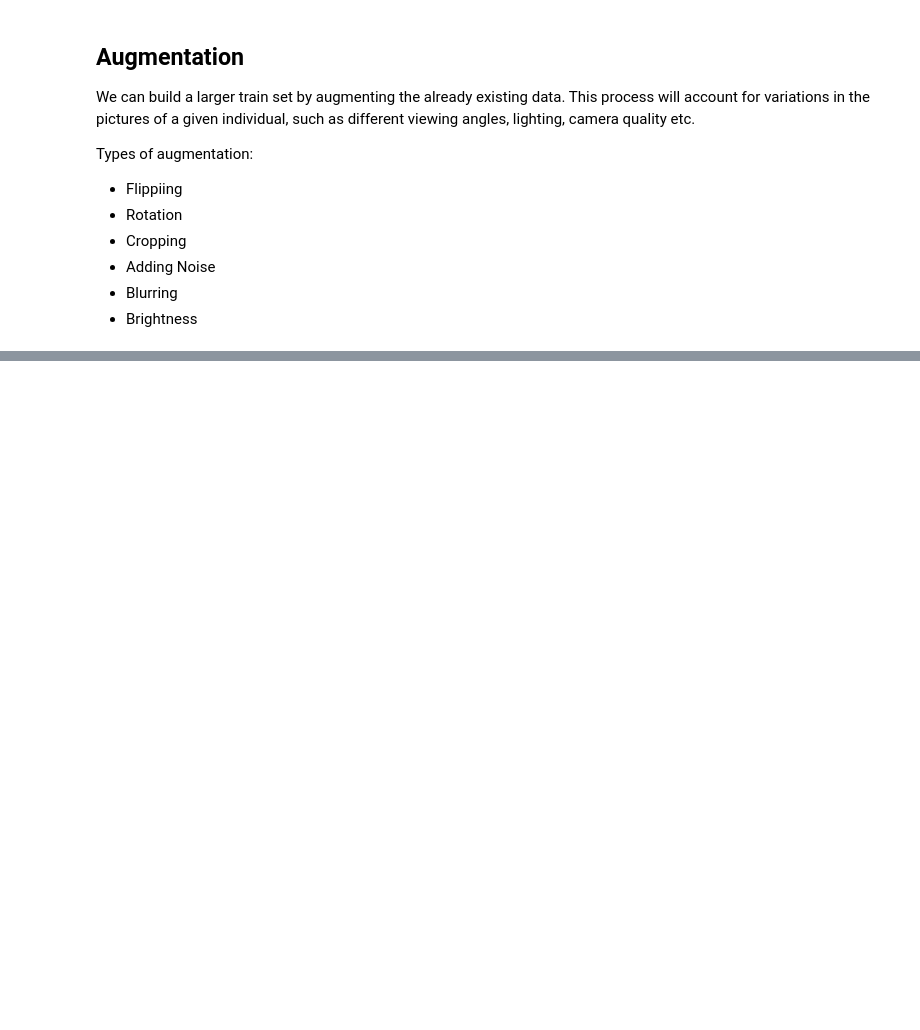
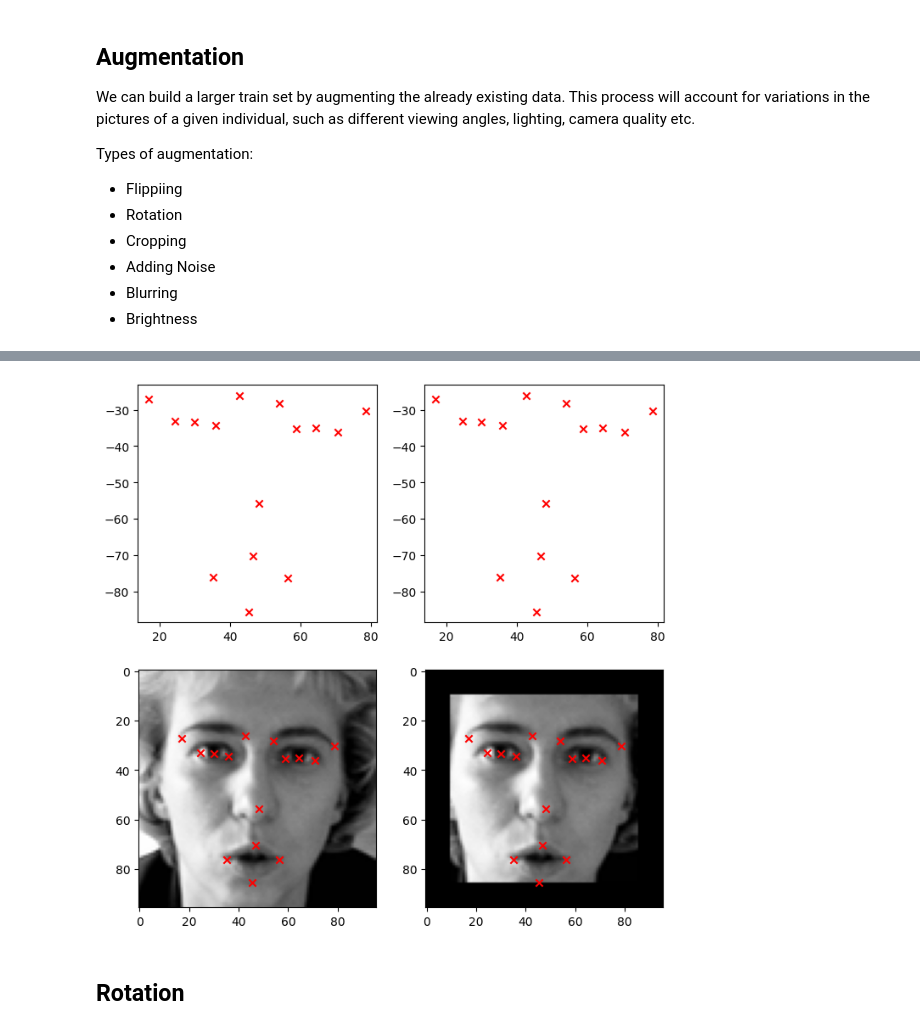
Before and after one commit to abhayp2204/Facial-Keypoints-Recognition, a Jupyter notebook: code.ipynb, the cells around one changed output, grey strips where cells are left out. Drawn from its saved outputs; the diff is of its cells as text; code cells hidden in the pictures; blank space fills up the shorter version.

```diff
--- a/code.ipynb
+++ b/code.ipynb
@@ -142,0 +155,19 @@ show_augmentation(image, feature, flipped_img, flipped_feat)
+# %%
+def aug_crop(images, features):
+    cropped_images = images.copy()
+
+    for i in range(len(images)):
+        cropped_images[i, :, :10] = 0
+        cropped_images[i, :, 86:] = 0
+        cropped_images[i, :10, :] = 0
+        cropped_images[i, 86:, :] = 0
+    return cropped_images, features
+
+augmentation_functions["crop"] = aug_crop
+# %%
+cropped_images, features = aug_crop(images[:5], targets[:5])
+show_augmentation(images[1], features[1], cropped_images[1], features[1])
+# %% [output]
+[figure, added]
+# %% [markdown]
+## Rotation
```
Also changed, not shown: parts of 27 cells of this notebook.
